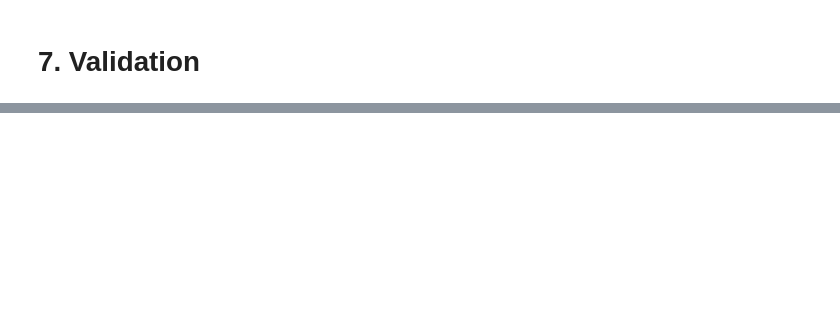
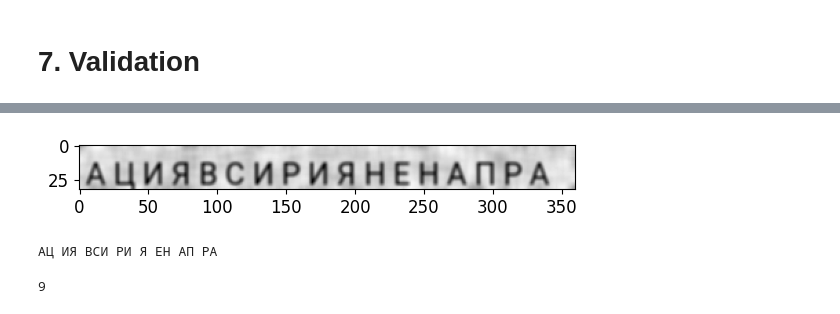
Before and after one commit to RGabbasov/OCR_pasport, a Jupyter notebook: ocr_cnn.ipynb, the cells around one changed output, grey strips where cells are left out. Drawn from its saved outputs; the diff is of its cells as text; code cells hidden in the pictures; blank space fills up the shorter version.

```diff
--- a/ocr_cnn.ipynb
+++ b/ocr_cnn.ipynb
@@ -421,0 +431,5 @@ accuracy (count spaces) 0.70990322017164
+# %%
+path = './models/best_model1.pth'
+net = MyOCR()
+net.load_state_dict(torch.load(path))
+net.eval()
@@ -421,0 +449,39 @@ accuracy (count spaces) 0.70990322017164
+# %%
+def preprocess_img(img):
+    w = 360
+    h = 32
+    h0 = img.shape[0]
+    w0 = img.shape[1]
+    w1 = int(h/h0*w0)
+    img2 = cv2.resize(img,(w1,h))
+    img2 = torch.from_numpy(img2).float()
+
+    return img2
+
+def recognize(img,model):
+
+    outputs = model (img)
+    #outputs = outputs.permute(1,0,2)
+    outs_decoded = decode_batch(outputs)
+    return simplify(outs_decoded[0])
+    #return outs_decoded
+
+def simplify(seq):
+    result = ''
+    for i in seq:
+        if i!= '':
+            result+=i
+    return result
+# %%
+img0 = io.imread('raw_data/synth_dataset/images/3_pasp.png')
+#img0 = img_boxes [5]
+img1 = preprocess_img(img0)
+plt.imshow(img1, cmap='gray')
+plt.show()
+
+img1 = img1.view(1,1, 32, -1)
+text = recognize(img1,net)
+print(text)
+# %% [output]
+[figure, added]
+АЦ ИЯ ВСИ РИ Я ЕН АП РА
@@ -421,0 +492,5 @@ accuracy (count spaces) 0.70990322017164
+# %%
+a = max(losses_axis)
+a
+# %% [output]
+9
```
Also changed, not shown: parts of 12 cells of this notebook, 3 other files.
